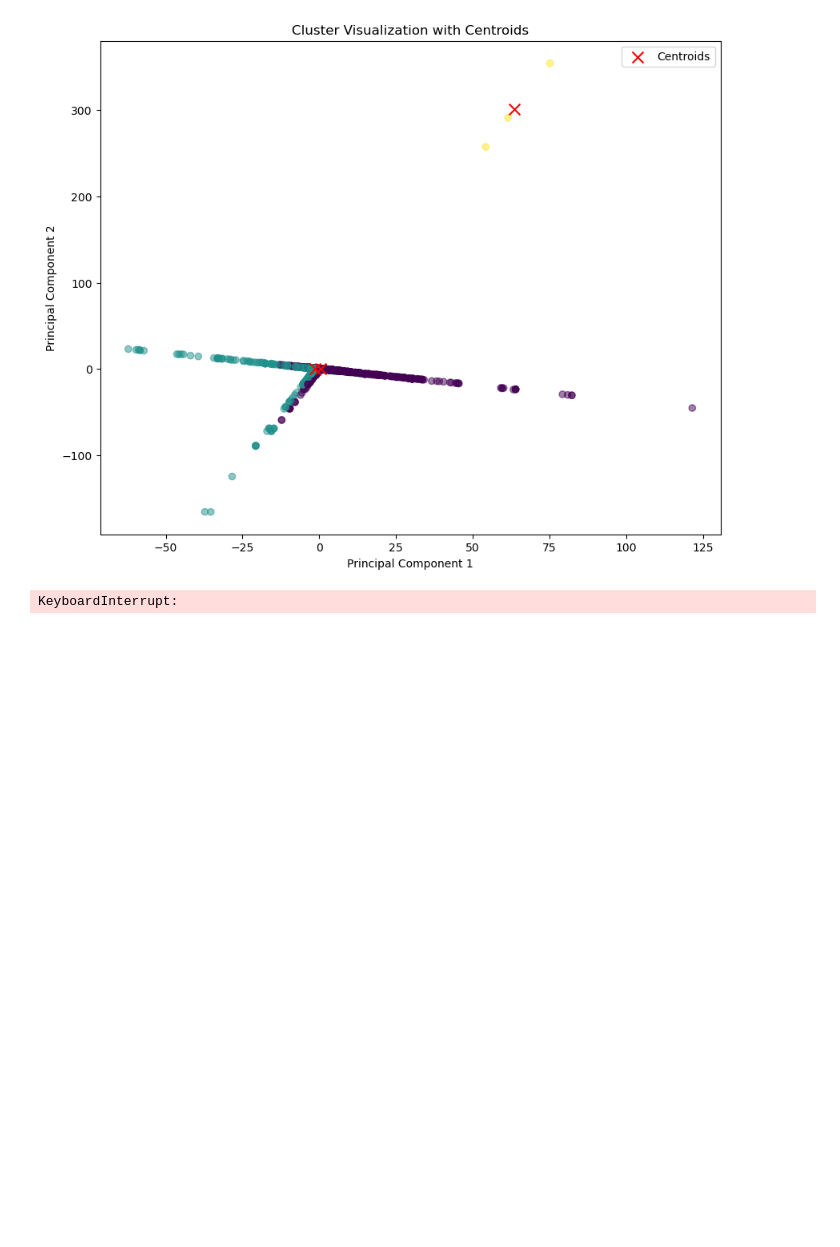
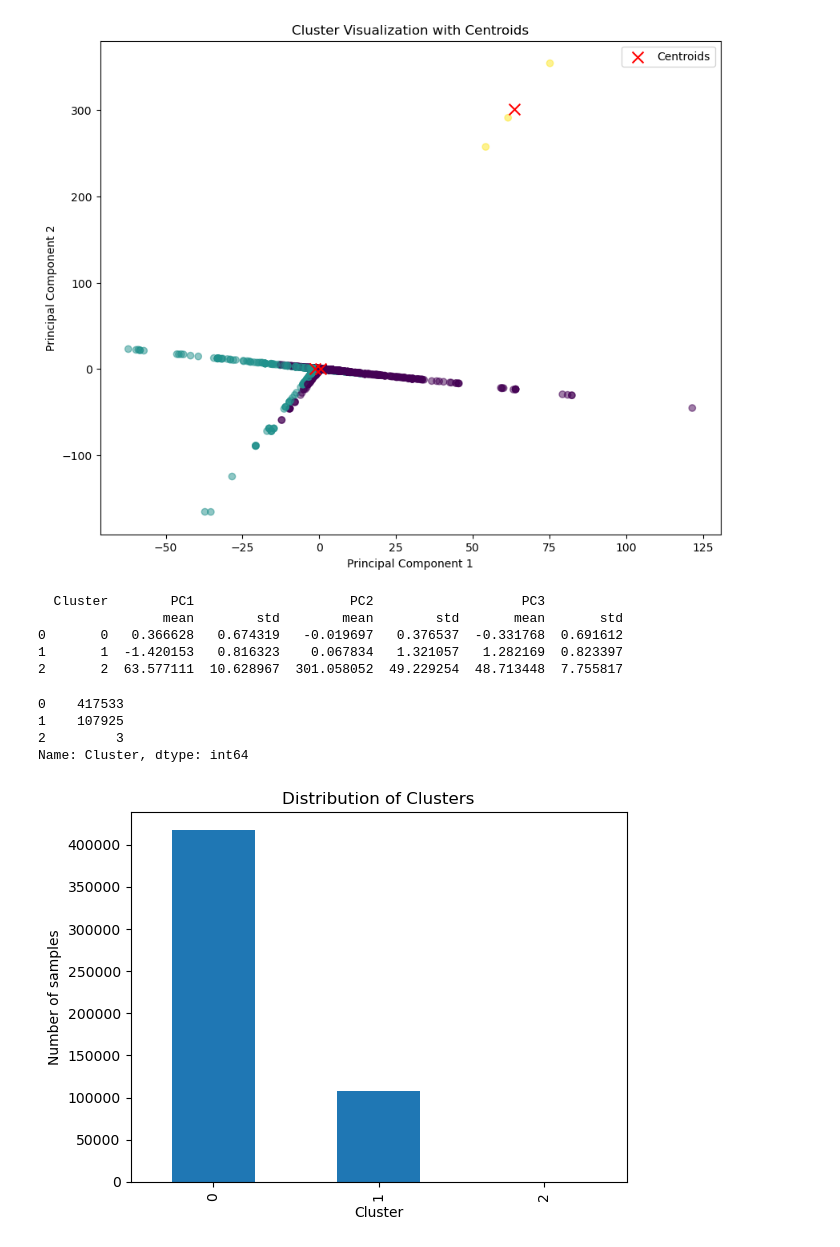
Before and after one commit to Goodevil01/M.L-CA-2, a Jupyter notebook: Joshua Ilori CA 1 M.L .ipynb, the cells around one changed output. Drawn from its saved outputs; the diff is of its cells as text; code cells hidden in the pictures; blank space fills up the shorter version.

```diff
--- a/Joshua Ilori CA 1 M.L .ipynb
+++ b/Joshua Ilori CA 1 M.L .ipynb
@@ -234,40 +233,39 @@ plt.legend()
 plt.show()
 # %% [output]
 [figure]
-# %%
-# Assuming 'df_pca' is your PCA reduced dataset and 'clusters' contains your cluster labels
-silhouette_vals = silhouette_samples(df_pca, clusters)
-
-# Start with an empty plot
-fig, ax = plt.subplots(figsize=(8, 6))
-
-# Get the silhouette scores for each sample
-y_ticks = []
-y_lower, y_upper = 0, 0
-for i, cluster in enumerate(np.unique(clusters)):
-    cluster_silhouette_vals = silhouette_vals[clusters == cluster]
-    cluster_silhouette_vals.sort()
-    y_upper += len(cluster_silhouette_vals)
-
-    # Fill between the lower and upper Y bounds with color
-    ax.fill_betweenx(np.arange(y_lower, y_upper), 0, cluster_silhouette_vals, alpha=0.7)
-
-    # Label the silhouette plots with their cluster numbers in the middle
-    ax.text(-0.05, y_lower + 0.5 * len(cluster_silhouette_vals), str(i))
-
-    # Compute the new y_lower for next plot
-    y_ticks.append((y_lower + y_upper) / 2)
-    y_lower = y_upper
-
-# The silhouette score
-ax.axvline(x=silhouette_avg, color="red", linestyle="--")
-
-ax.set_yticks(y_ticks)
-ax.set_yticklabels(np.unique(clusters))
-ax.set_ylabel('Cluster')
-ax.set_xlabel('Silhouette Coefficient Values')
-ax.set_title('Silhouette plot for the various clusters')
-
-plt.show()
-# %% [output]
-KeyboardInterrupt:
+# %%
+# Fit K-Means and predict clusters
+kmeans = KMeans(n_clusters=3, random_state=42)
+clusters = kmeans.fit_predict(df_pca)
+# %%
+# Add the cluster labels to your DataFrame
+df_pca_with_clusters = pd.DataFrame(df_pca, columns=['PC1', 'PC2', 'PC3'])
+df_pca_with_clusters['Cluster'] = clusters
+# %%
+# Characteristics of each cluster: Central tendencies and the spread
+cluster_characteristics = df_pca_with_clusters.groupby('Cluster').agg(['mean', 'std']).reset_index()
+print(cluster_characteristics)
+# %% [output]
+  Cluster        PC1                    PC2                   PC3
+                mean        std        mean        std       mean       std
+0       0   0.366628   0.674319   -0.019697   0.376537  -0.331768  0.691612
+1       1  -1.420153   0.816323    0.067834   1.321057   1.282169  0.823397
+2       2  63.577111  10.628967  301.058052  49.229254  48.713448  7.755817
+# %%
+# Size and distribution of clusters
+cluster_sizes = df_pca_with_clusters['Cluster'].value_counts()
+print(cluster_sizes)
+# %% [output]
+0    417533
+1    107925
+2         3
+Name: Cluster, dtype: int64
+# %%
+# Visual representation of cluster sizes
+cluster_sizes.plot(kind='bar')
+plt.ylabel('Number of samples')
+plt.xlabel('Cluster')
+plt.title('Distribution of Clusters')
+plt.show()
+# %% [output]
+[figure, added]
```
Also changed, not shown: parts of 6 cells of this notebook.
